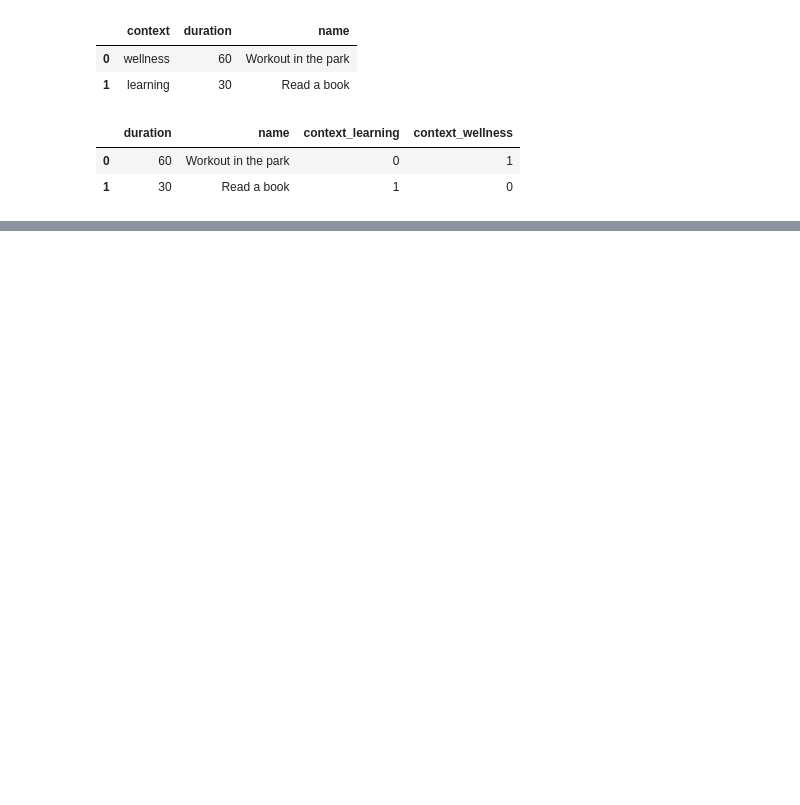
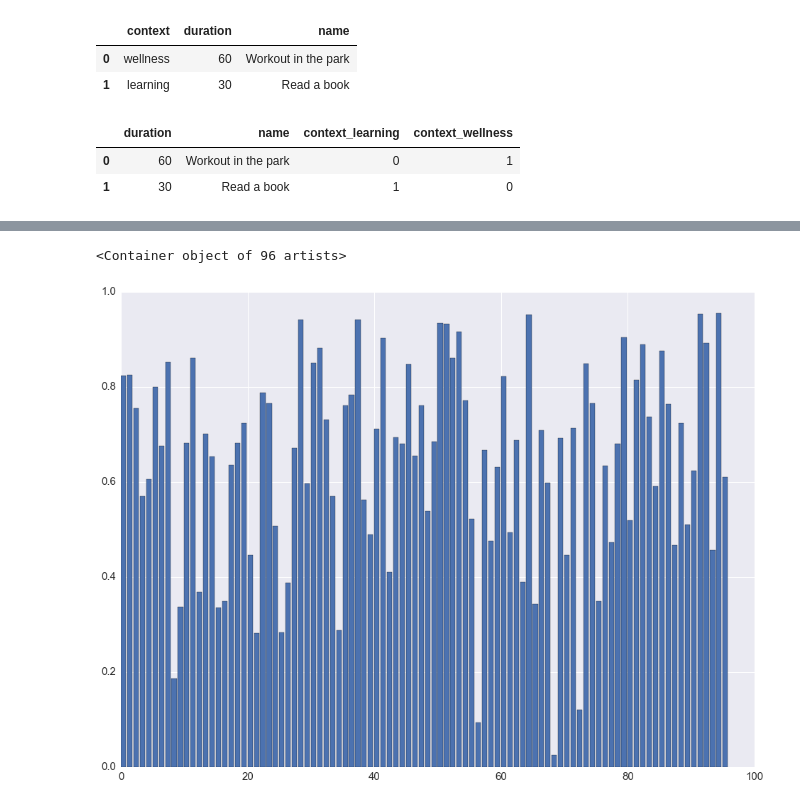
Before and after one commit to iPoli/timely, a Jupyter notebook: probabilistic_scheduler.ipynb, the cells around one changed output, grey strips where cells are left out. Drawn from its saved outputs; the diff is of its cells as text; code cells hidden in the pictures; blank space fills up the shorter version.

```diff
--- a/probabilistic_scheduler.ipynb
+++ b/probabilistic_scheduler.ipynb
@@ -60,0 +72,5 @@ sns.lmplot("start_minute", "density", data, fit_reg=False)
+# %%
+interval_starts = [s for s in range(0, 24 * 60, 15)]
+freq = dict()
+for s in interval_starts:
+    freq[s] = np.mean(BetaDistribution(np.random.randint(1, 100), np.random.randint(1, 50)).sample(1000))
@@ -60,0 +79,5 @@ sns.lmplot("start_minute", "density", data, fit_reg=False)
+# %%
+plt.bar(range(len(freq.values())), [v for k, v in sorted(freq.items())])
+# %% [output]
+<Container object of 96 artists>
+[figure, added]
```
Also changed, not shown: parts of 6 cells of this notebook, 1 other file.
